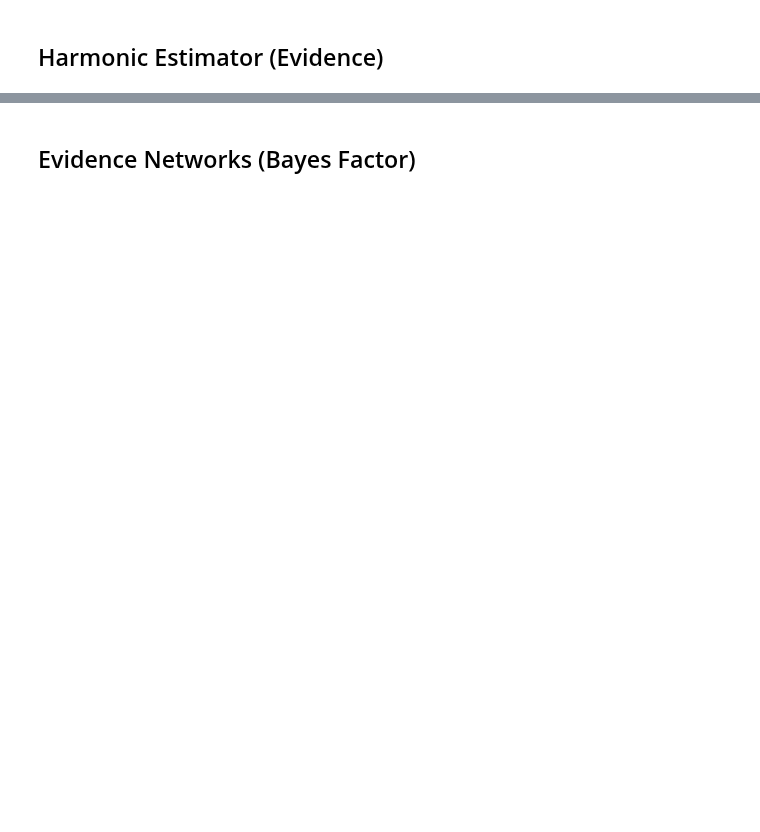
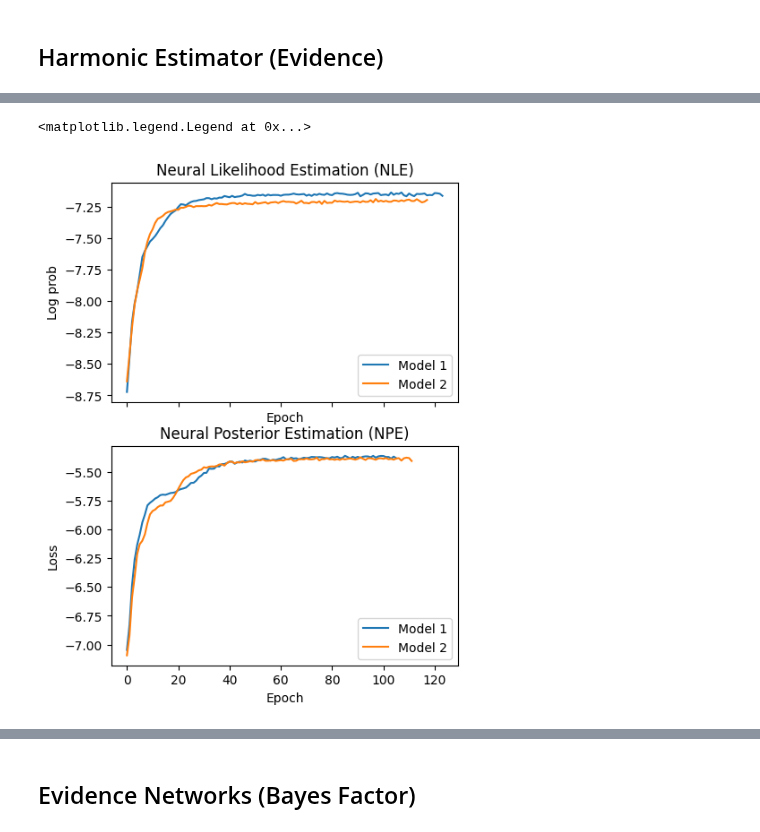
Before and after one commit to maho3/ltu-ili, a Jupyter notebook: notebooks/evidence.ipynb, the cells around one changed output, grey strips where cells are left out. Saved outputs shown, nothing was run; the diff lists cells and outputs as text; code cells hidden in the pictures; blank space fills up the shorter version.

```diff
--- a/notebooks/evidence.ipynb
+++ b/notebooks/evidence.ipynb
@@ -216,0 +187,8 @@ True ln(evidence) = -9.929773614843704
+# %%
+# Train Neural Likelihood Estimation
+nle1, summ_nle1 = train_nde(loader1_train, mu1, 'NLE')
+nle2, summ_nle2 = train_nde(loader2_train, mu2, 'NLE')
+
+# Train Neural Posterior Estimation
+npe1, summ_npe1 = train_nde(loader1_train, mu1, 'NPE')
+npe2, summ_npe2 = train_nde(loader2_train, mu2, 'NPE')
@@ -216,0 +213,20 @@ True ln(evidence) = -9.929773614843704
+# %%
+# Plot loss for both models
+f, axs = plt.subplots(2, 1, figsize=(5, 7), sharex=True)
+
+ax = axs[0]
+ax.plot(summ_nle1[0]['validation_log_probs'], label='Model 1')
+ax.plot(summ_nle2[0]['validation_log_probs'], label='Model 2')
+ax.set_title('Neural Likelihood Estimation (NLE)')
+ax.set(xlabel='Epoch', ylabel='Log prob')
+ax.legend()
+
+ax = axs[1]
+ax.plot(summ_npe1[0]['validation_log_probs'], label='Model 1')
+ax.plot(summ_npe2[0]['validation_log_probs'], label='Model 2')
+ax.set_title('Neural Posterior Estimation (NPE)')
+ax.set(xlabel='Epoch', ylabel='Loss')
+ax.legend()
+# %% [output]
+<matplotlib.legend.Legend at 0x...>
+[figure, added]
```
Also changed, not shown: parts of 31 cells of this notebook, 2 other files.
